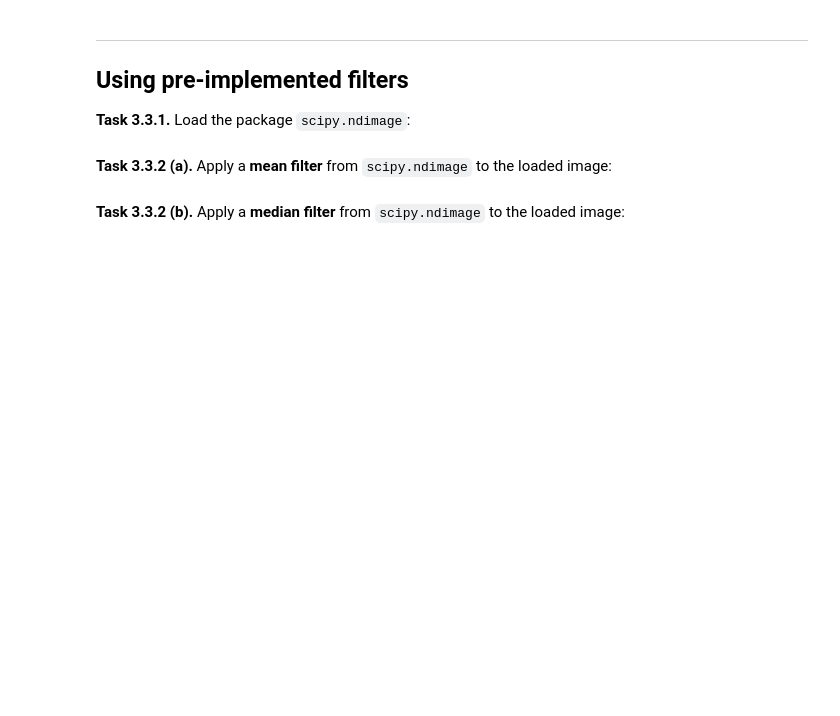
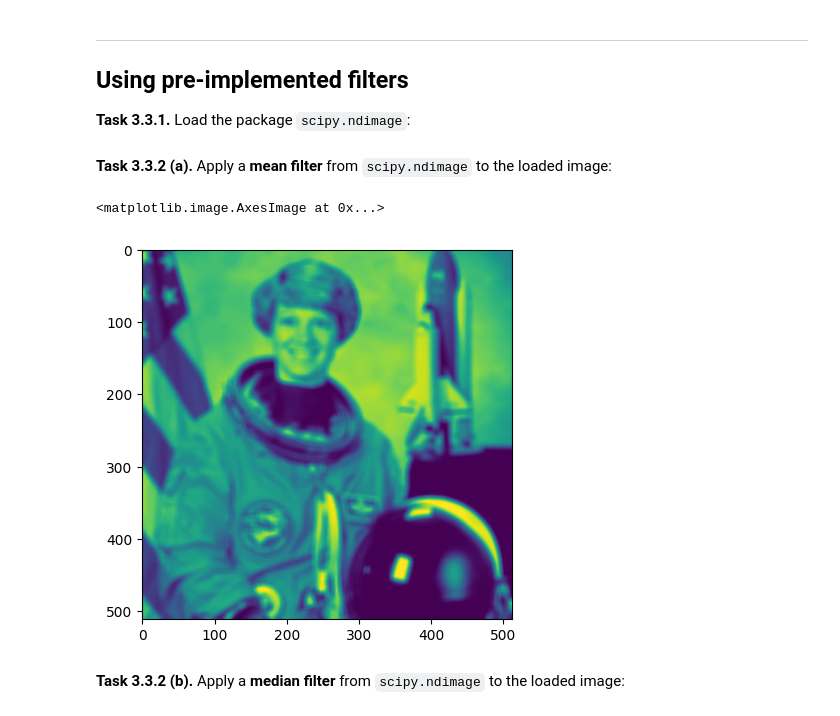
Before and after one commit to MrcRsrt/mobi-fs3-python, a Jupyter notebook: task3.ipynb, the cells around one changed output. Saved outputs shown, nothing was run; the diff lists cells and outputs as text; code cells hidden in the pictures; blank space fills up the shorter version.

```diff
--- a/task3.ipynb
+++ b/task3.ipynb
@@ -121,4 +160,10 @@ Then, compare your result for filter size `5` with the correct result image `dat
 # %% [markdown]
 **<a id="#">Task 3.3.2 (a).</a>** Apply a **mean filter** from `scipy.ndimage` to the loaded image:
+# %%
+mean_img_scipy = scipy.ndimage.uniform_filter(img, 9)
+plt.imshow(mean_img_scipy)
+# %% [output]
+<matplotlib.image.AxesImage at 0x...>
+[figure, added]
 # %% [markdown]
 **<a id="#">Task 3.3.2 (b).</a>** Apply a **median filter** from `scipy.ndimage` to the loaded image:
```
Also changed, not shown: parts of 8 cells of this notebook.
